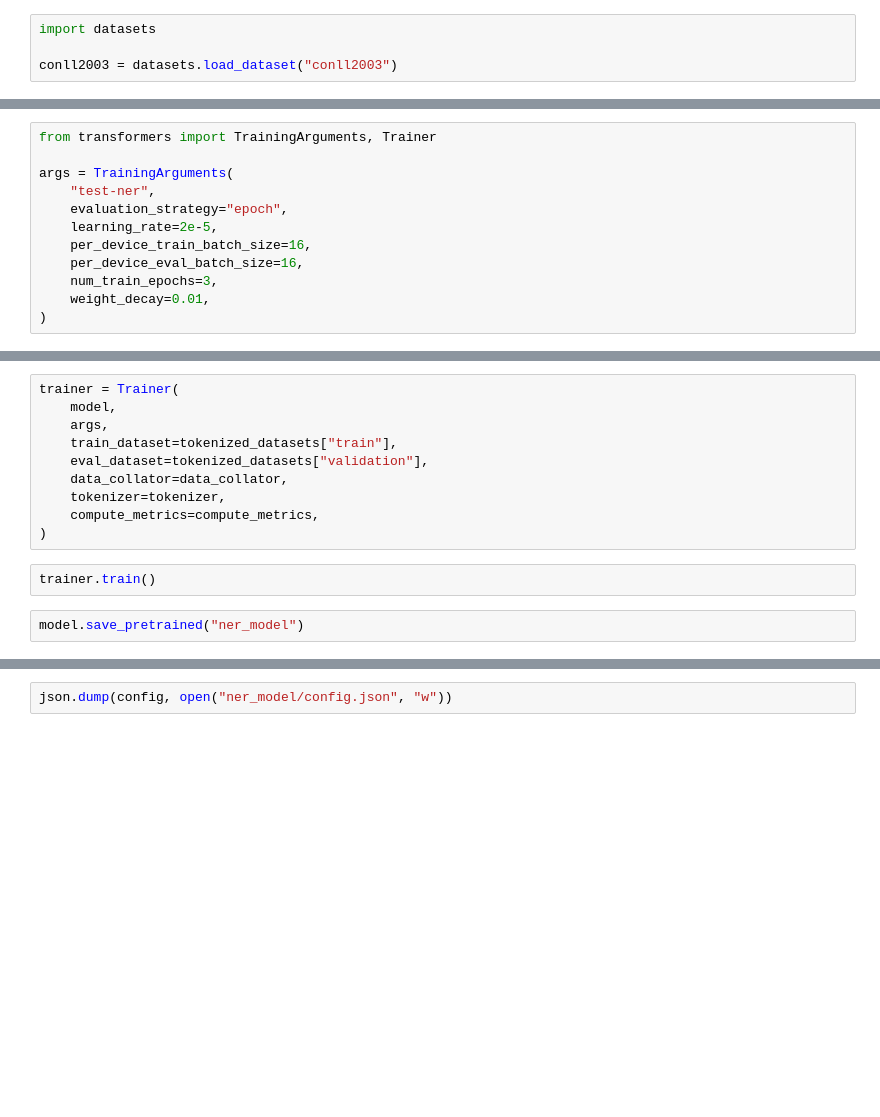
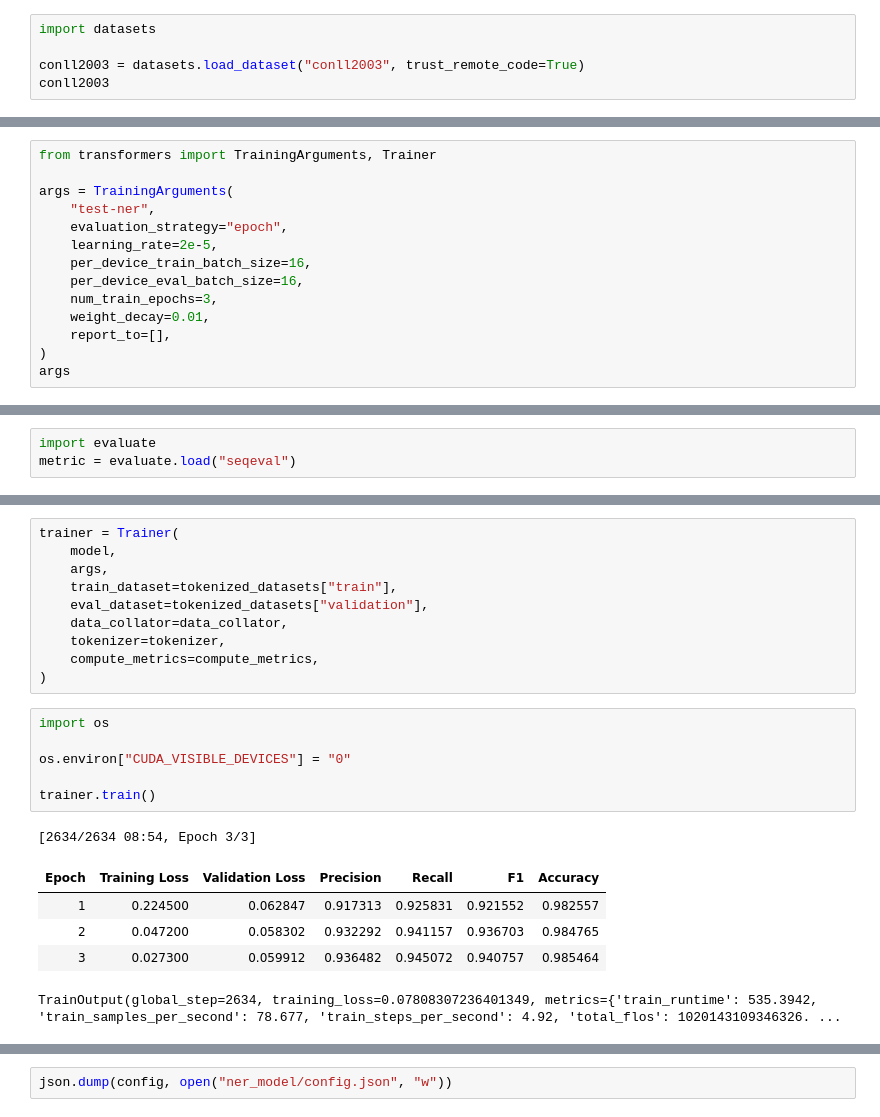
Before and after one commit to lanzhiwang/PacktPublishing-Mastering-Transformers, a Jupyter notebook: CH06/CH06a_Fine_tuning_language_models_for_NER.ipynb, the cells around one changed output, grey strips where cells are left out. Cells and saved outputs as stored; diff of their text form; blank space fills up the shorter version.

```diff
--- a/CH06/CH06a_Fine_tuning_language_models_for_NER.ipynb
+++ b/CH06/CH06a_Fine_tuning_language_models_for_NER.ipynb
@@ -3,4 +59,5 @@
 # %%
 import datasets
 
-conll2003 = datasets.load_dataset("conll2003")
+conll2003 = datasets.load_dataset("conll2003", trust_remote_code=True)
+conll2003
@@ -60,4 +190,6 @@ args = TrainingArguments(
     per_device_eval_batch_size=16,
     num_train_epochs=3,
     weight_decay=0.01,
+    report_to=[],
 )
+args
@@ -74 +218,4 @@ example = conll2003["train"][0]
+# %%
+import evaluate
+metric = evaluate.load("seqeval")
 # %%
@@ -109,7 +265,16 @@ trainer = Trainer(
     tokenizer=tokenizer,
     compute_metrics=compute_metrics,
 )
-# %%
-trainer.train()
-# %%
-model.save_pretrained("ner_model")
+# %%
+import os
+
+os.environ["CUDA_VISIBLE_DEVICES"] = "0"
+
+trainer.train()
+# %% [output]
+[2634/2634 08:54, Epoch 3/3]
+| Epoch | Training Loss | Validation Loss | Precision | Recall | F1 | Accuracy |
+| 1 | 0.224500 | 0.062847 | 0.917313 | 0.925831 | 0.921552 | 0.982557 |
+| 2 | 0.047200 | 0.058302 | 0.932292 | 0.941157 | 0.936703 | 0.984765 |
+| 3 | 0.027300 | 0.059912 | 0.936482 | 0.945072 | 0.940757 | 0.985464 |
+TrainOutput(global_step=2634, training_loss=0.07808307236401349, metrics={'train_runtime': 535.3942, 'train_samples_per_second': 78.677, 'train_steps_per_second': 4.92, 'total_flos': 1020143109346326. ...
```
Also changed, not shown: parts of 32 cells of this notebook, 16 other files.
